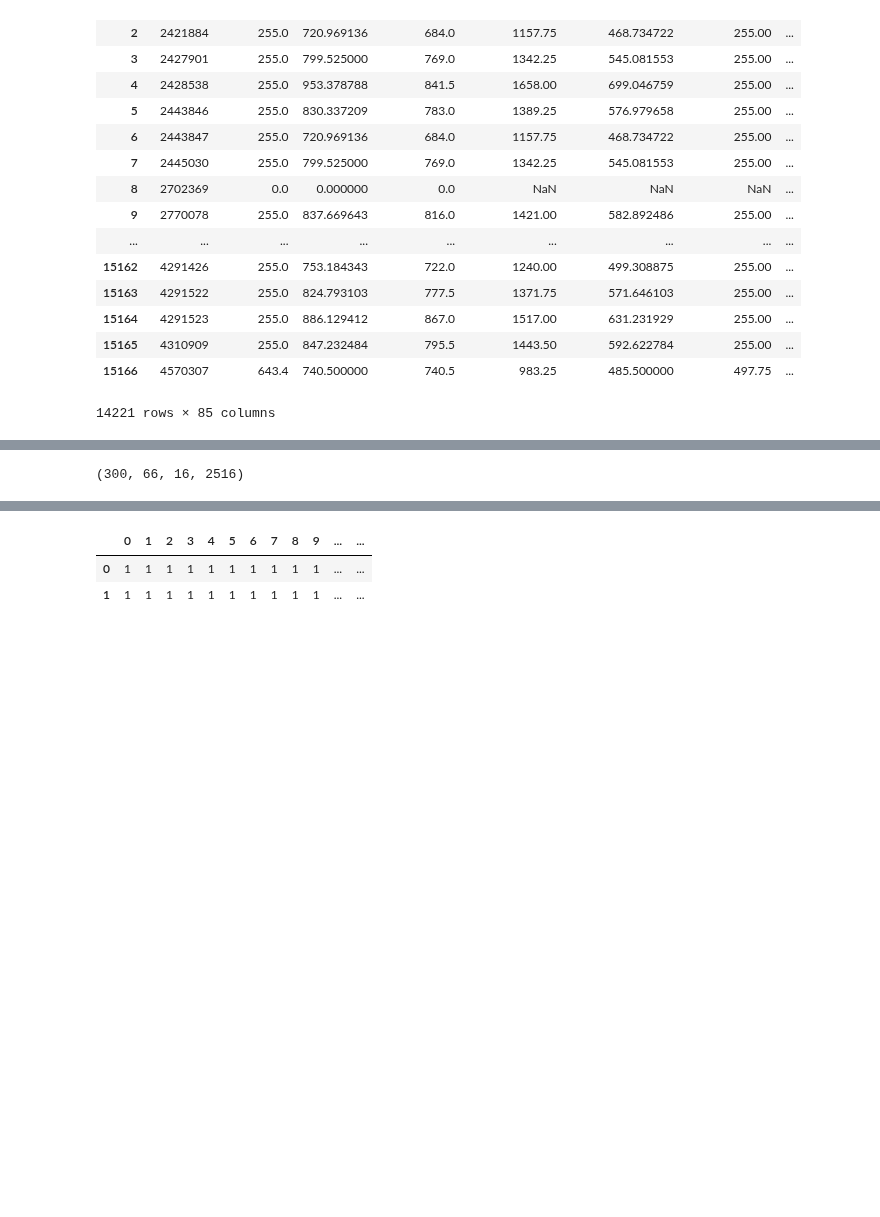
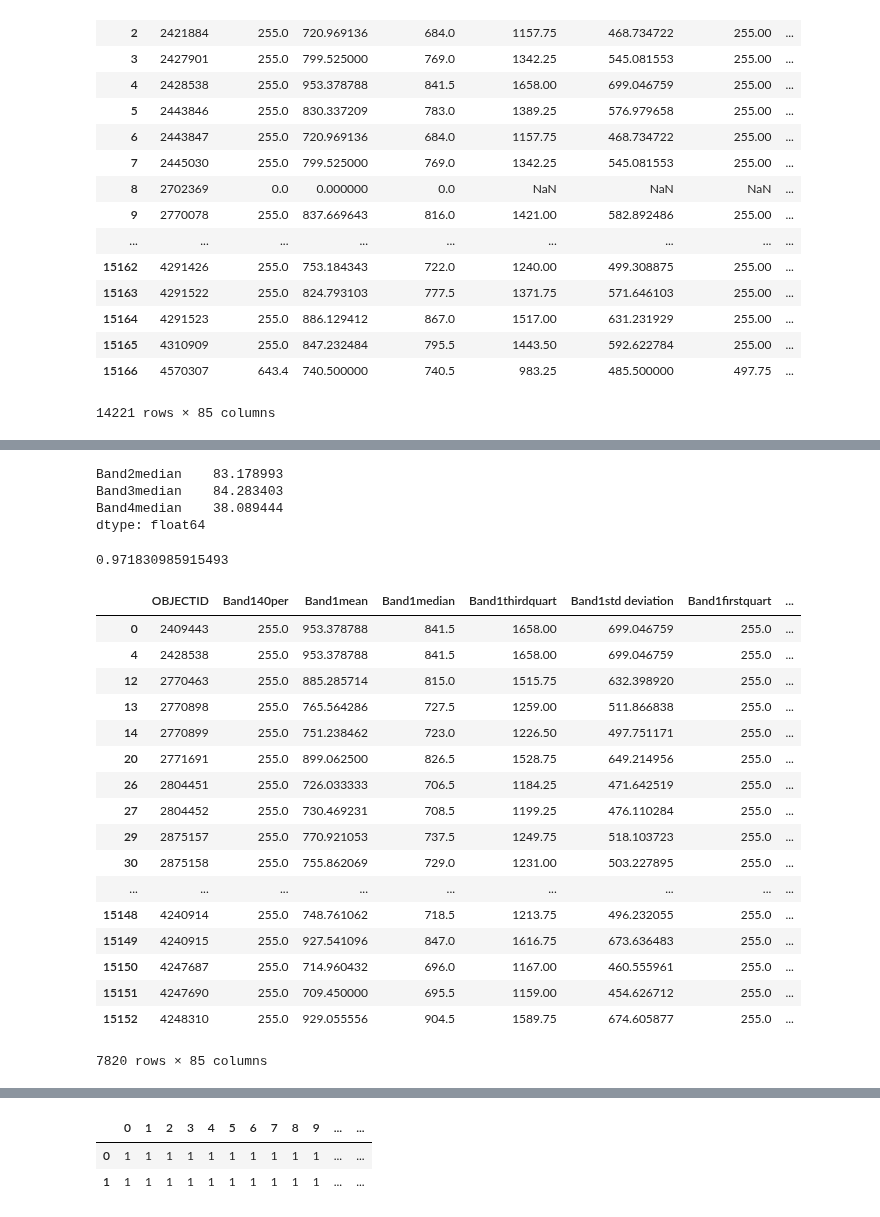
Before and after one commit to MarcelColvin/GeoSpatial-Classification, a Jupyter notebook: MakingtheClass.ipynb, the cells around one changed output, grey strips where cells are left out. Drawn from its saved outputs; the diff is of its cells as text; code cells hidden in the pictures; blank space fills up the shorter version.

```diff
--- a/MakingtheClass.ipynb
+++ b/MakingtheClass.ipynb
@@ -58,0 +64,2 @@ letstrain
+# %%
+Uncultivated = Active[Active['crop_list'] == 'UNCULTIVATED AG']
@@ -59,4 +70,7 @@ letstrain
 # %%
-letstrain = pd.concat([fullyactive,Inactive])
+letstrain = pd.concat([unknowns,Uncultivated])
 fullx = letstrain.iloc[:,1:61].dropna()
 fully = letstrain.loc[fullx.index,'is_active']
+# %%
+fully = np.where(letstrain.loc[fullx.index,'crop_list'].str.contains('Unknown'),0,1)
+fully
@@ -62,0 +92,7 @@ fully = letstrain.loc[fullx.index,'is_active']
+# %%
+[255,255,255]*unknowns[['Band2median','Band3median','Band4median']].apply(np.mean)/2000
+# %% [output]
+Band2median    83.178993
+Band3median    84.283403
+Band4median    38.089444
+dtype: float64
@@ -63,15 +101,35 @@ fully = letstrain.loc[fullx.index,'is_active']
 # %%
-X_train, X_test, Y_train, Y_test = train_test_split(fullx.iloc[:,:5],fully,test_size = .4)
+X_train, X_test, Y_train, Y_test = train_test_split(fullx,fully,test_size = .4)
 from sklearn.feature_selection import SelectKBest
 from sklearn.feature_selection import chi2
-clf = svm.SVC()
 clf.fit(X_train,Y_train)
 Y_pred = clf.predict(X_test)
+clf.score(X_test,Y_test)
+# %% [output]
+0.971830985915493
 # %%
 from sklearn.metrics import confusion_matrix
 # %%
 tn, fp, fn, tp = confusion_matrix(Y_test,Y_pred).ravel()
 # %%
 (tn,fp,fn,tp)
+fullx.
 # %% [output]
+|  | OBJECTID | Band140per | Band1mean | Band1median | Band1thirdquart | Band1std deviation | Band1firstquart | ... |
+| 0 | 2409443 | 255.0 | 953.378788 | 841.5 | 1658.00 | 699.046759 | 255.0 | ... |
+| 4 | 2428538 | 255.0 | 953.378788 | 841.5 | 1658.00 | 699.046759 | 255.0 | ... |
+| 12 | 2770463 | 255.0 | 885.285714 | 815.0 | 1515.75 | 632.398920 | 255.0 | ... |
+| 13 | 2770898 | 255.0 | 765.564286 | 727.5 | 1259.00 | 511.866838 | 255.0 | ... |
+| 14 | 2770899 | 255.0 | 751.238462 | 723.0 | 1226.50 | 497.751171 | 255.0 | ... |
+| 20 | 2771691 | 255.0 | 899.062500 | 826.5 | 1528.75 | 649.214956 | 255.0 | ... |
+| 26 | 2804451 | 255.0 | 726.033333 | 706.5 | 1184.25 | 471.642519 | 255.0 | ... |
+| 27 | 2804452 | 255.0 | 730.469231 | 708.5 | 1199.25 | 476.110284 | 255.0 | ... |
+| 29 | 2875157 | 255.0 | 770.921053 | 737.5 | 1249.75 | 518.103723 | 255.0 | ... |
+| 30 | 2875158 | 255.0 | 755.862069 | 729.0 | 1231.00 | 503.227895 | 255.0 | ... |
+| ... | ... | ... | ... | ... | ... | ... | ... | ... |
+| 15148 | 4240914 | 255.0 | 748.761062 | 718.5 | 1213.75 | 496.232055 | 255.0 | ... |
+| 15149 | 4240915 | 255.0 | 927.541096 | 847.0 | 1616.75 | 673.636483 | 255.0 | ... |
+| 15150 | 4247687 | 255.0 | 714.960432 | 696.0 | 1167.00 | 460.555961 | 255.0 | ... |
+| 15151 | 4247690 | 255.0 | 709.450000 | 695.5 | 1159.00 | 454.626712 | 255.0 | ... |
+| 15152 | 4248310 | 255.0 | 929.055556 | 904.5 | 1589.75 | 674.605877 | 255.0 | ... |
-(300, 66, 16, 2516)
+7820 rows × 85 columns
```
Also changed, not shown: parts of 47 cells of this notebook.
